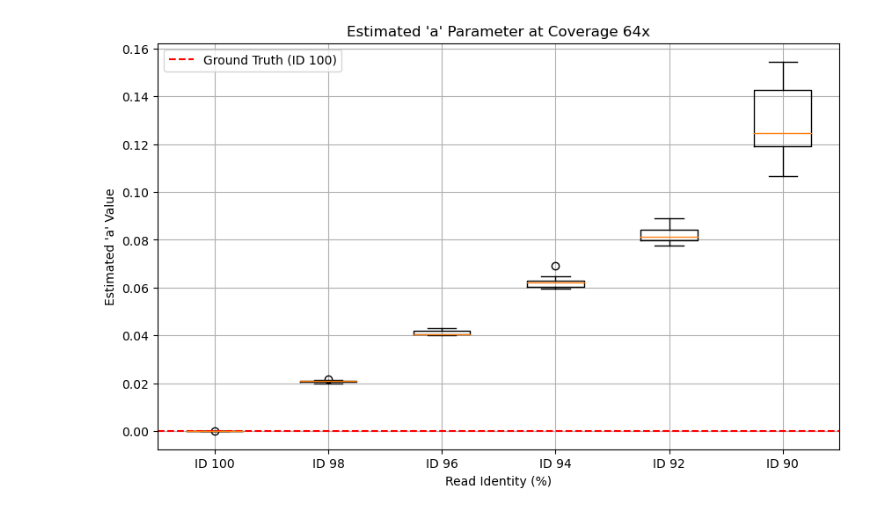
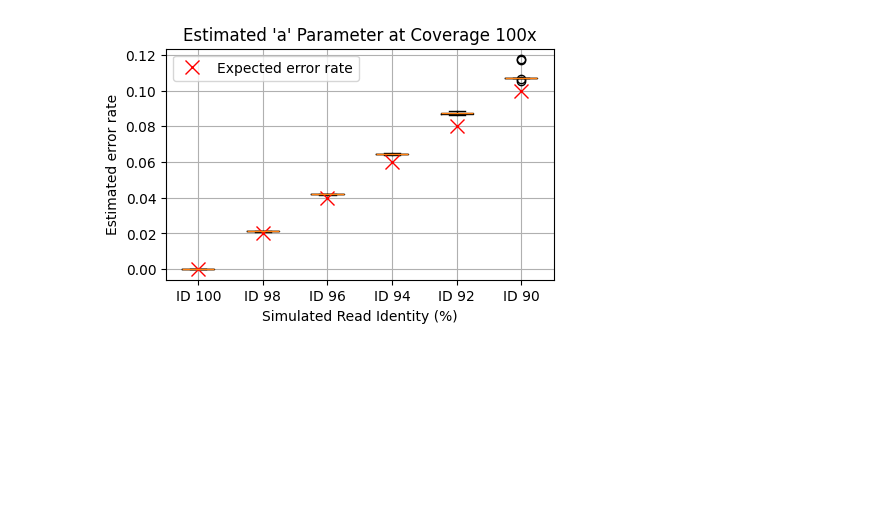
Before and after one commit to GZHoffie/skiver-test, a Jupyter notebook: experiments/coverage_dependence/plot_results.ipynb, the cells around one changed output. Saved outputs shown, nothing was run; the diff lists cells and outputs as text; code cells hidden in the pictures; blank space fills up the shorter version.

```diff
--- a/experiments/coverage_dependence/plot_results.ipynb
+++ b/experiments/coverage_dependence/plot_results.ipynb
@@ -2,11 +2,11 @@
 import pandas as pd
 import glob
 
-output_dir="../../output/coverage_dependence_homogeneous_consensus_l2"
+output_dir="../../output/coverage_dependence_homogeneous_l5"
 prefix = "Ecoli_K12_MG1655"
 
 id = [100, 98, 96, 94, 92, 90]
-cov = [64]
+cov = [100]
 
 results = {}
 
@@ -16,7 +16,7 @@ for i in id:
         b_list = []
         coverage_list = []
 
-        output_file_name = f"{output_dir}/{prefix}_depth_{c}_id_{i}_exp_[0-9+].csv"
+        output_file_name = f"{output_dir}/{prefix}_depth_{c}_id_{i}_exp_[0-9+]_bidirectional.csv"
         all_files = glob.glob(output_file_name)
         for file in all_files:
             df = pd.read_csv(file)
@@ -37,26 +37,30 @@ for i in id:
 # %%
 ground_truth_a = [0, 0.02, 0.04, 0.06, 0.08, 0.1]
 
 import matplotlib.pyplot as plt
 import numpy as np
 
-coverage = 64
+coverage = 100
 
 # Plot box plot for 'a' parameter
-plt.figure(figsize=(10, 6))
+plt.figure(figsize=(5,3))
 data_to_plot = []
 labels = []
 for i in id:
     key = f"{prefix}_depth_{coverage}_id_{i}"
     data_to_plot.append(results[key]['a'])
     labels.append(f"ID {i}")
 plt.boxplot(data_to_plot, labels=labels)
-plt.axhline(y=ground_truth_a[id.index(100)], color='r', linestyle='--', label='Ground Truth (ID 100)')
+
+# Plot ground truth as red crosses
+for i, gt_a in enumerate(ground_truth_a):
+    plt.plot(i + 1, gt_a, 'rx', markersize=10, label='Expected error rate' if i == 0 else "")
+
 plt.title(f"Estimated 'a' Parameter at Coverage {coverage}x")
-plt.xlabel("Read Identity (%)")
-plt.ylabel("Estimated 'a' Value")
+plt.xlabel("Simulated Read Identity (%)")
+plt.ylabel("Estimated error rate")
 plt.legend()
 plt.grid()
 plt.show()
 # %% [output]
-[figure, old version]
+[figure, new version]
```
Also changed, not shown: parts of 2 cells of this notebook, 11 other files.
